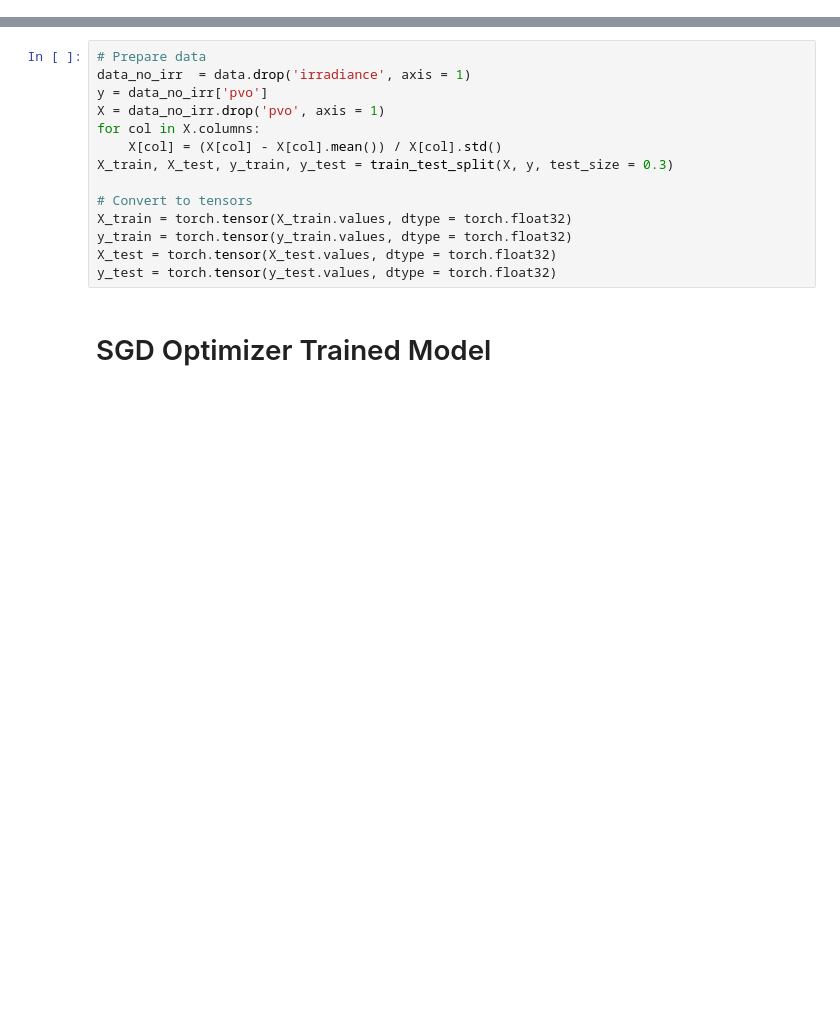
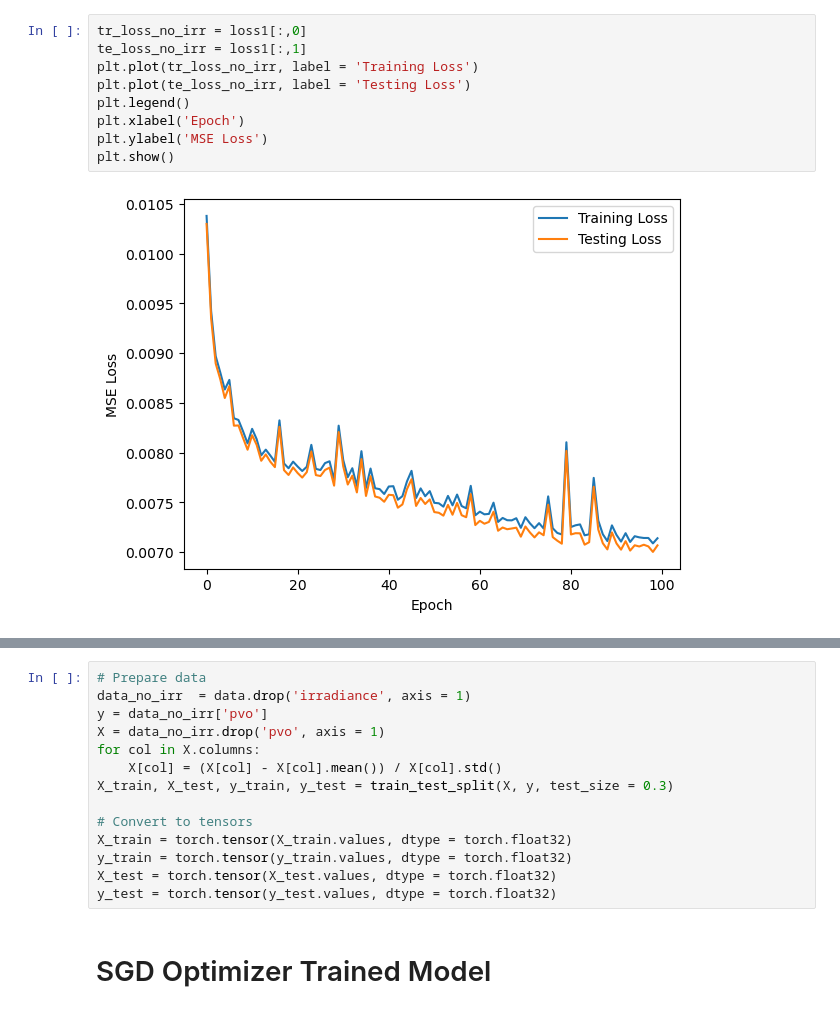
Before and after one commit to andrewdean1/solar-searcher, a Jupyter notebook: Notebooks/Models/LMTrain.ipynb, the cells around one changed output, grey strips where cells are left out. Saved outputs shown, nothing was run; the diff lists cells and outputs as text; blank space fills up the shorter version.

```diff
--- a/Notebooks/Models/LMTrain.ipynb
+++ b/Notebooks/Models/LMTrain.ipynb
@@ -23,0 +73,11 @@ The autoreload extension is already loaded. To reload it, use:
+# %%
+tr_loss_no_irr = loss1[:,0]
+te_loss_no_irr = loss1[:,1]
+plt.plot(tr_loss_no_irr, label = 'Training Loss')
+plt.plot(te_loss_no_irr, label = 'Testing Loss')
+plt.legend()
+plt.xlabel('Epoch')
+plt.ylabel('MSE Loss')
+plt.show()
+# %% [output]
+[figure, added]
```
Also changed, not shown: parts of 6 cells of this notebook, 7 other files.
